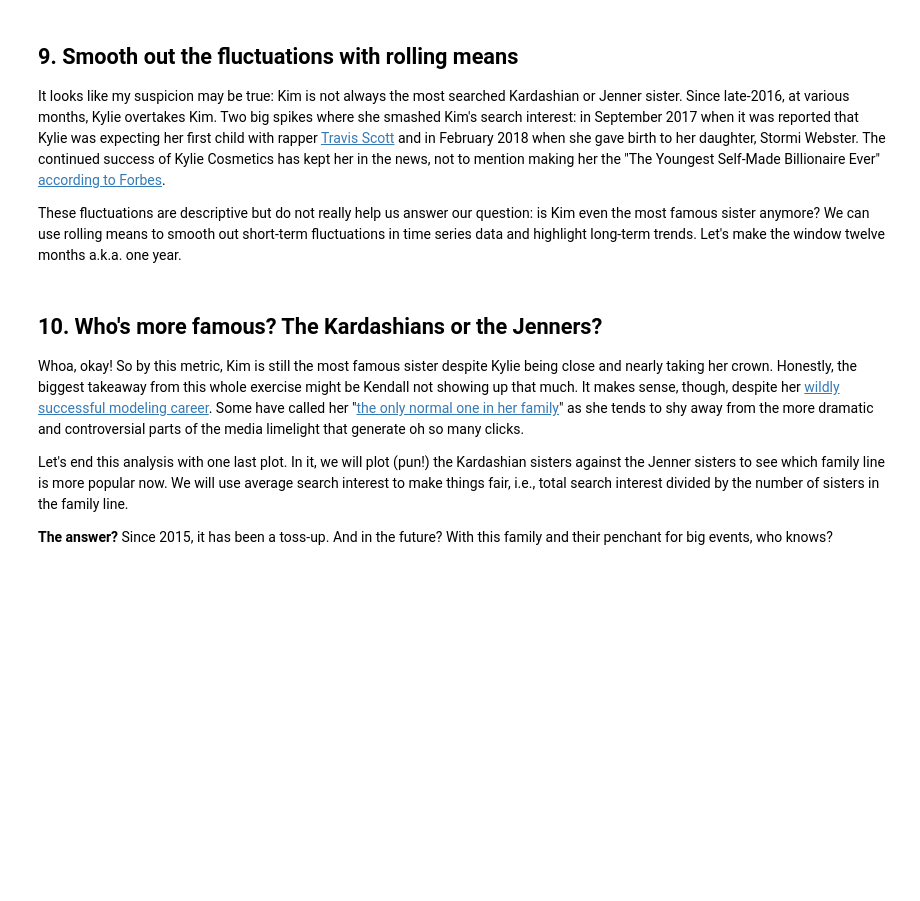
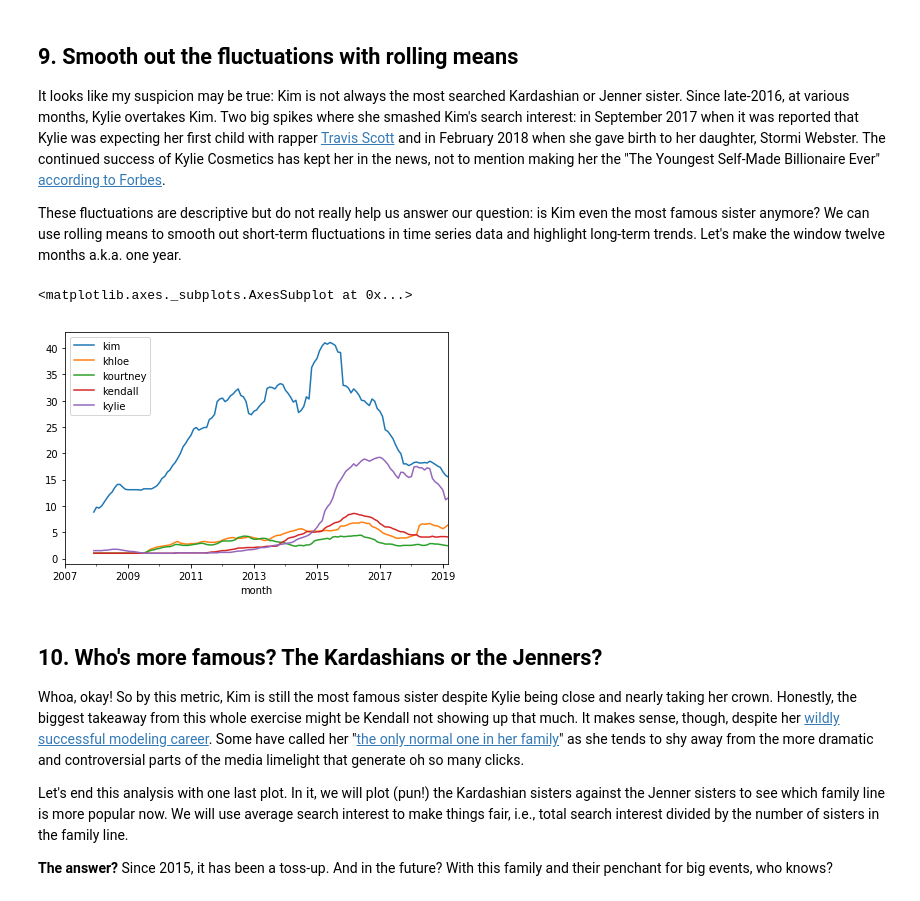
Before and after one commit to anishreddy3/Real_world_DS_applications, a Jupyter notebook: google_trends_search_interest.ipynb, the cells around one changed output. Drawn from its saved outputs; the diff is of its cells as text; code cells hidden in the pictures; blank space fills up the shorter version.

Commit message:
rolling means plot

```diff
--- a/google_trends_search_interest.ipynb
+++ b/google_trends_search_interest.ipynb
@@ -174,7 +174,10 @@ trends.loc["2014-01-01":"2019-03-01"].plot()
 <p>These fluctuations are descriptive but do not really help us answer our question: is Kim even the most famous sister anymore? We can use rolling means to smooth out short-term fluctuations in time series data and highlight long-term trends. Let's make the window twelve months a.k.a. one year.</p>
 # %%
 # Smooth the data with rolling means
-# ... YOUR CODE FOR TAS
+trends.rolling(window = 12).mean().plot()
+# %% [output]
+<matplotlib.axes._subplots.AxesSubplot at 0x...>
+[figure, added]
 # %% [markdown]
 ## 10. Who's more famous? The Kardashians or the Jenners?
 <p>Whoa, okay! So by this metric, Kim is still the most famous sister despite Kylie being close and nearly taking her crown. Honestly, the biggest takeaway from this whole exercise might be Kendall not showing up that much. It makes sense, though, despite her <a href="http://time.com/money/5033357/kendall-jenner-makes-more-than-gisele-bundchen/">wildly successful modeling career</a>. Some have called her "<a href="https://www.nickiswift.com/5681/kendall-jenner-normal-one-family/">the only normal one in her family</a>" as she tends to shy away from the more dramatic and controversial parts of the media limelight that generate oh so many clicks.</p>
```
